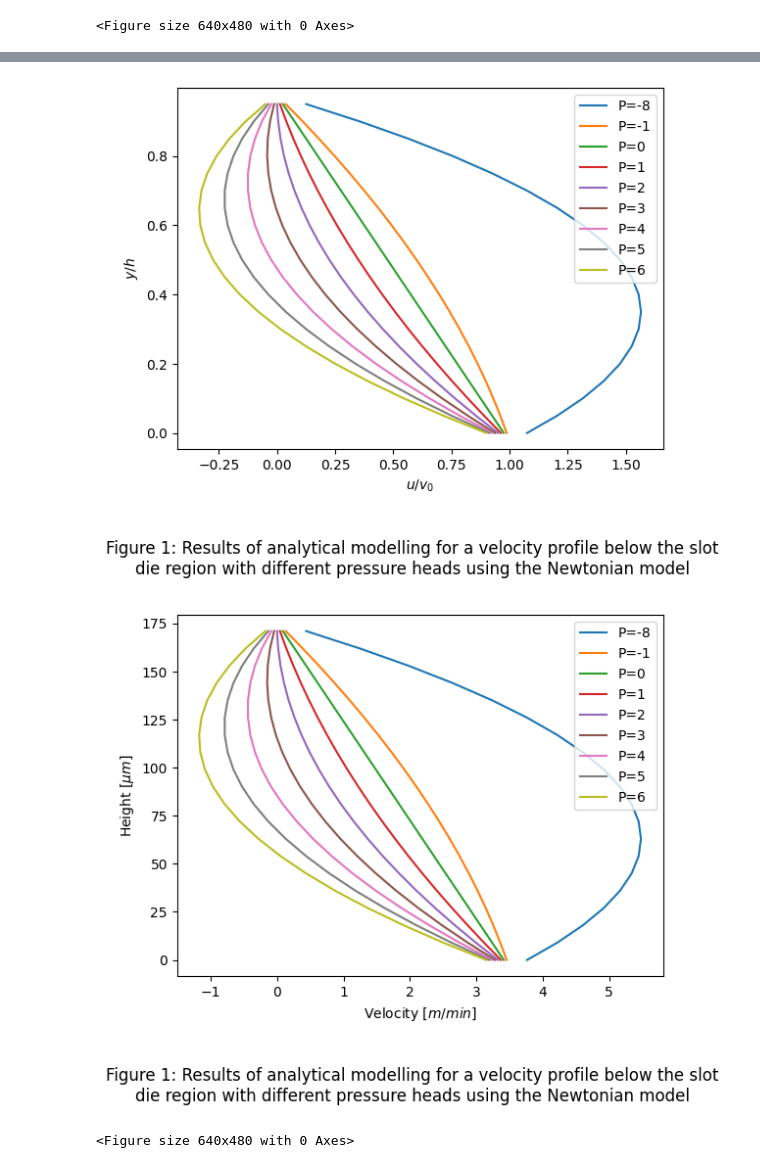
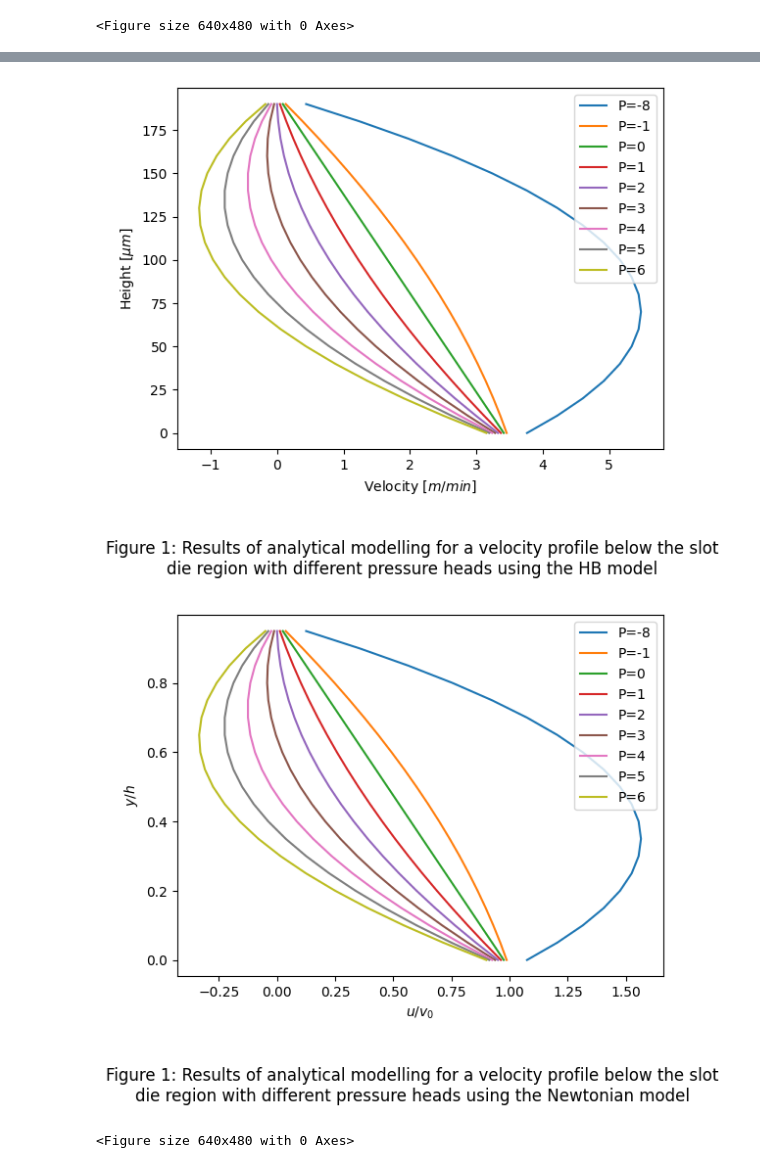
Before and after one commit to FW-Coding/FUSE-Internship-2024, a Jupyter notebook: Coating thickness model.ipynb, the cells around one changed output, grey strips where cells are left out. Cells and saved outputs as stored; diff of their text form; code cells hidden in the pictures.

```diff
--- a/Coating thickness model.ipynb
+++ b/Coating thickness model.ipynb
@@ -299,37 +305,41 @@ def coating_window():
 # %%
+#Creates a class which has input of the rheological infomation of the liquid for the slot die model.
 class slot_die_model():
-    def __init__(self, U=1, H_g=1, tau_y_input=1, m_input=1) -> None:
-        self.U = U
-        self.H_g = H_g
+    def __init__(self, U_input=1, H_g_input=1, tau_y_input=1, m_input=1, q_input=1, K_input=1, sigma_input=1, n_input=1, viscosity="Newtonian") -> None:
+        self.U_input = U_input
+        self.H_g_input = H_g_input
         self.tau_y_input = tau_y_input
         self.m_input = m_input
+        self.viscosity = viscosity
+        self.q_input=q_input
+        self.K_input= K_input
+        self.sigma_input = sigma_input
+        self.n_input = n_input
+
+
+    def velocity_profile(self, normalised=True, Papanastasiou=False):
+        model = pybamm.BaseModel("height model")
 
         # define parameters
         P = pybamm.Parameter("Pressure [Pa]")
         tau_y = pybamm.Parameter("Yield stress [Pa]")
         m = pybamm.Parameter("Exponent parameter [t]")
-    #    U = pybamm.Parameter("Coating speed [ms-1]")
-    #    H_g = pybamm.Parameter("Coating gap [m]")
 
         # define variable
         u = pybamm.Variable("Velocity  [ms-1]", domain = "coating")
         grad = pybamm.grad(u)
 
-
-    def velocity_profile(U=1, H_g=1, m_0=1, viscosity="Newtonian", normalised=True, tau_y_input=3, Papanastasiou=False):
-        model = pybamm.BaseModel("height model")
-
         # governing equations
         model.variables["Velocity  [ms-1]"] = u
         if Papanastasiou == False:
-            if viscosity == "Newtonian":
+            if self.viscosity == "Newtonian":
                 model.algebraic[u] = pybamm.div(grad)-P
-            elif viscosity == "Herschel-Bulkley" or viscosity == "HB":
+            elif self.viscosity == "Herschel-Bulkley" or self.viscosity == "HB":
                 model.algebraic[u] = pybamm.div(grad-tau_y)-P
         elif Papanastasiou == True:
-            if viscosity == "Newtonian":
+            if self.viscosity == "Newtonian":
                 model.algebraic[u] = pybamm.div(grad*(1-np.exp(-m*grad)))-P
-            elif viscosity == "Herschel-Bulkley" or viscosity == "HB":
+            elif self.viscosity == "Herschel-Bulkley" or self.viscosity == "HB":
                 model.algebraic[u] = pybamm.div(grad*(1-np.exp(-m*grad))-tau_y)-P
 
         # boundary conditions
@@ -352,8 +362,8 @@ class slot_die_model():
         param = pybamm.ParameterValues(
             {
                 "Pressure [Pa]": "[input]",
-                "Yield stress [Pa]": tau_y_input,
-                "Exponent parameter [t]": m_0,
+                "Yield stress [Pa]": self.tau_y_input,
+                "Exponent parameter [t]": self.m_input,
             }
         )
 
@@ -370,35 +380,46 @@ class slot_die_model():
         for j in pressure:
             for i in heights:
                 sim = pybamm.Simulation(model, parameter_values=param, geometry=geometry, submesh_types=submesh_types, spatial_methods=spatial_methods, var_pts=var_pts)
                 sol = sim.solve([0, 1], inputs={"Pressure [Pa]":j})
                 Coating_velocity.append(sol["Velocity  [ms-1]"].entries[i][0])
 
             #Graph plotting
             if normalised == True:
                 plt.plot(Coating_velocity, normalised_values, label = "P={}".format(j))
             elif normalised == False:
-                plt.plot(np.array(Coating_velocity)*U, np.array(normalised_heights)*H_g, label = "P={}".format(j))
+                plt.plot(np.array(Coating_velocity)*self.U_input, np.array(normalised_heights)*self.H_g_input, label = "P={}".format(j))
 
             Coating_velocity = []
 
         #Figure labels
         if normalised == 1:
             plt.legend()
             plt.ylabel(r"$y/h$")
             plt.xlabel(r"$u/v_0$")
         elif normalised == 0:
             plt.legend()
             plt.ylabel(r"Height [$\mu m$]")
             plt.xlabel(r"Velocity [$m/min$]")
 
 
         #Figure caption
-        txt="Figure 1: Results of analytical modelling for a velocity profile below the slot die region with different pressure heads using the" + " {} ".format(viscosity) + "model"
+        txt="Figure 1: Results of analytical modelling for a velocity profile below the slot die region with different pressure heads using the" + " {} ".format(self.viscosity) + "model"
         plt.figtext(0.5, -0.15, txt, wrap=True, horizontalalignment='center', fontsize=12)
 
         #Reset the figure
         plt.figure()
+
+
+
+
+
+model_1 = slot_die_model(U_input=3.5,H_g_input=200, viscosity="HB")
+model_1.velocity_profile(normalised = 0)
+
+
+model_2 = slot_die_model(U_input=3.5,H_g_input=180)
+model_2.velocity_profile(normalised = 1)
 # %% [output]
-[figure, old version]
+[figure, new version]
-[figure, old version]
+[figure, new version]
 <Figure size 640x480 with 0 Axes>
```
Also changed, not shown: parts of 7 cells of this notebook, 2 other files.
